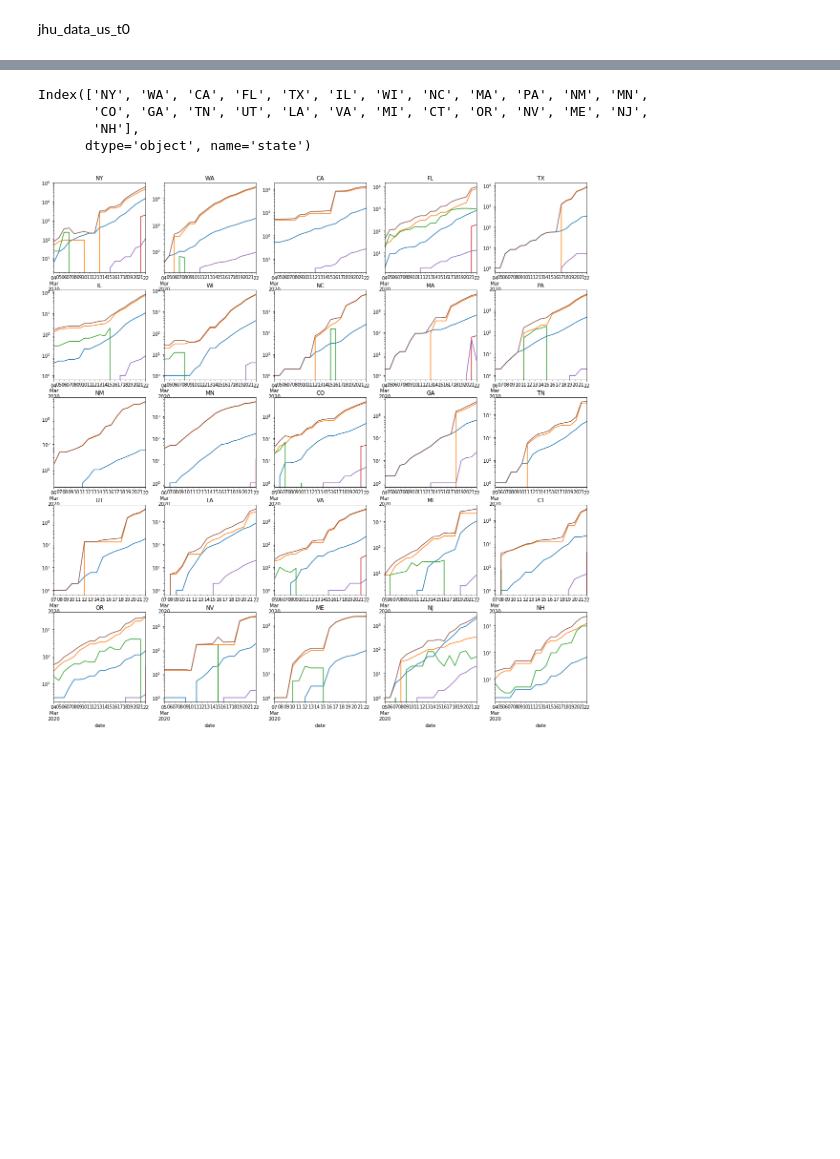
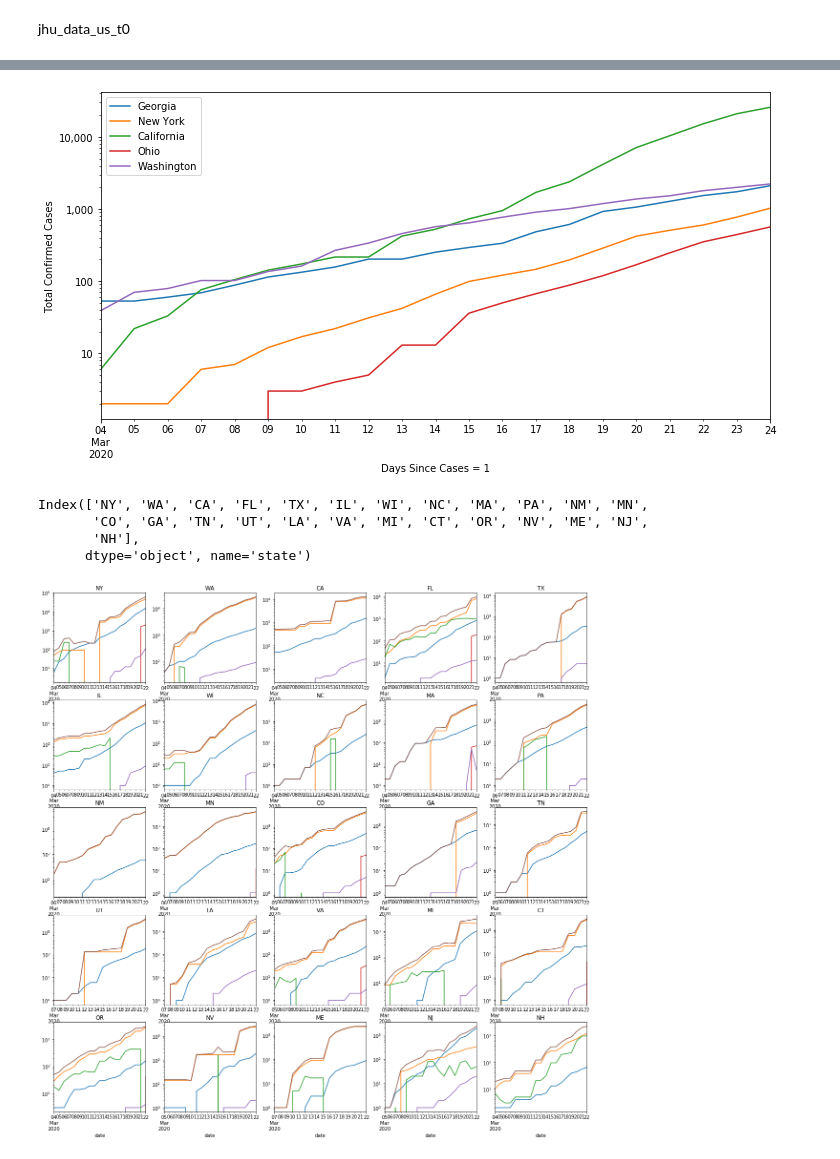
Before and after one commit to slstarnes/coronavirus-stats, a Jupyter notebook: Coronavirus.ipynb, the cells around one changed output, grey strips where cells are left out. Drawn from its saved outputs; the diff is of its cells as text; code cells hidden in the pictures; blank space fills up the shorter version.

```diff
--- a/Coronavirus.ipynb
+++ b/Coronavirus.ipynb
@@ -30,3 +8,21 @@ jhu_data
+# %%
+jhu_data = pd.read_csv('https://raw.githubusercontent.com/CSSEGISandData/' \
+                       'COVID-19/master/csse_covid_19_data/csse_covid_19_time_series/' \
+                       'time_series_covid19_confirmed_global.csv')
+# https://www.soothsawyer.com/john-hopkins-time-series-data-confirmed-case-csv-after-march-22-2020/
+jhu_data = pd.read_csv('https://www.soothsawyer.com/wp-content/uploads/' \
+           '2020/03/time_series_19-covid-Confirmed.csv')
+jhu_data_deaths = pd.read_csv('https://www.soothsawyer.com/wp-content/uploads/2020/03/time_series_19-covid-Deaths.csv')
+
+# covidtracking_data = pd.read_csv('https://covidtracking.com/api/states/daily.csv')
+r=requests.get('https://covidtracking.com/api/states/daily')
+covidtracking_data = pd.DataFrame(r.json())
+
+# this is the URL to the CSV file in GitHub so you can parse date of last commit.
+# (the REST API required auth)
+JHU_DATA_FILE_URL = 'https://github.com/CSSEGISandData/COVID-19/blob/master/' \
+                     'csse_covid_19_data/csse_covid_19_time_series/' \
+                     'time_series_covid19_confirmed_global.csv'
 # %%
 covidtracking_data_ = covidtracking_data.copy()
 covidtracking_data_['dateChecked'] = covidtracking_data_['dateChecked'].map(lambda x: date_parse(x))
@@ -153,3 +186,22 @@ array([<matplotlib.axes._subplots.AxesSubplot object at 0x...>,
+# %%
+state_abbr = pd.read_csv('https://raw.githubusercontent.com/jasonong/List-of-US-States/master/states.csv')
+state_lookup = state_abbr.set_index('Abbreviation', drop=True).squeeze().to_dict()
+# %%
+covidtracking_reduced['state'] = covidtracking_reduced['state'].map(state_lookup)
+# %%
+covidtracking_reduced = covidtracking_reduced.groupby(['state', 'date']).max()['positive'].reset_index()
+# %%
+ax = plt.gca()
+p=covidtracking_reduced[covidtracking_reduced['state'].isin(state_filter)].groupby('state').plot(x='date',
+                                                                                     y='positive',
+                                                                                     ax=ax, logy=True)
+ax.figure.set_size_inches(12,6)
+ax.legend(state_filter)
+ax.set_xlabel('Days Since Cases = 1')
+ax.set_ylabel('Total Confirmed Cases')
+ax.yaxis.set_major_formatter(mtick.StrMethodFormatter('{x:,.0f}'))
+# %% [output]
+[figure, added]
 # %%
 top25_states = covidtracking_reduced.groupby('state').max()['total'].sort_values(ascending=False)[:25].keys()
 # %%
```
Also changed, not shown: parts of 24 cells of this notebook.
